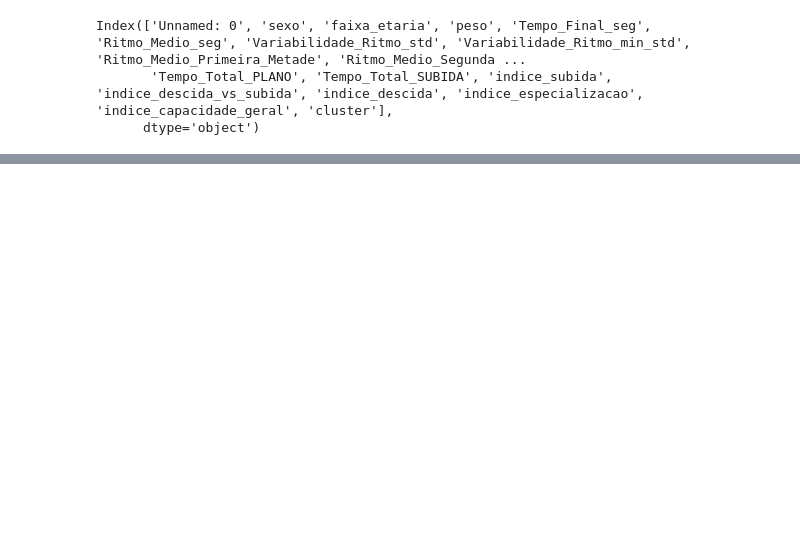
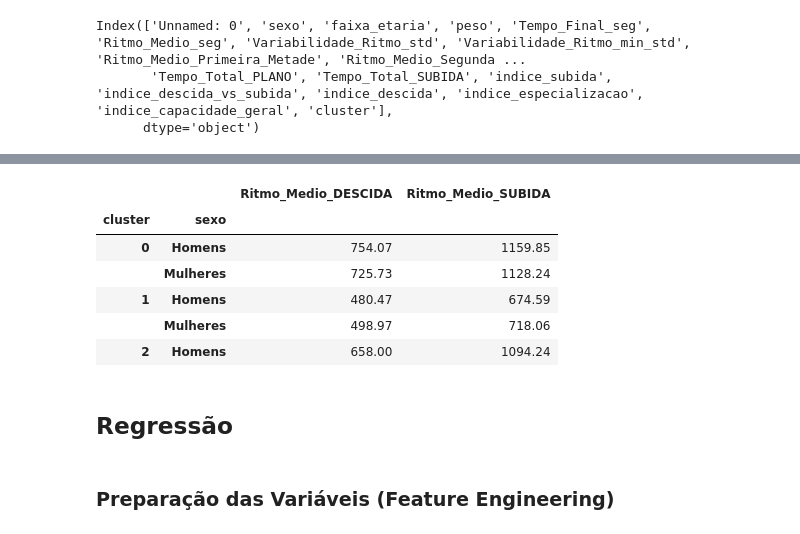
Before and after one commit to joaomts/-strava_analytics, a Jupyter notebook: analises_finais.ipynb, the cells around one changed output, grey strips where cells are left out. Drawn from its saved outputs; the diff is of its cells as text; code cells hidden in the pictures; blank space fills up the shorter version.

```diff
--- a/analises_finais.ipynb
+++ b/analises_finais.ipynb
@@ -1056,0 +1070,20 @@ perfis_clusters2.head()
+# %%
+perfis_clusters2 = (
+    df_with_clusters[["Ritmo_Medio_DESCIDA", "Ritmo_Medio_SUBIDA", "cluster", "sexo"]]
+    .groupby(["cluster", "sexo"])
+    .median()
+    .round(2)
+)
+perfis_clusters2.head()
+# %% [output]
+|  |  | Ritmo_Medio_DESCIDA | Ritmo_Medio_SUBIDA |
+| cluster | sexo |  |  |
+| 0 | Homens | 754.07 | 1159.85 |
+|  | Mulheres | 725.73 | 1128.24 |
+| 1 | Homens | 480.47 | 674.59 |
+|  | Mulheres | 498.97 | 718.06 |
+| 2 | Homens | 658.00 | 1094.24 |
+# %% [markdown]
+## Regressão
+# %% [markdown]
+### Preparação das Variáveis (Feature Engineering)
```
Also changed, not shown: parts of 11 cells of this notebook.
